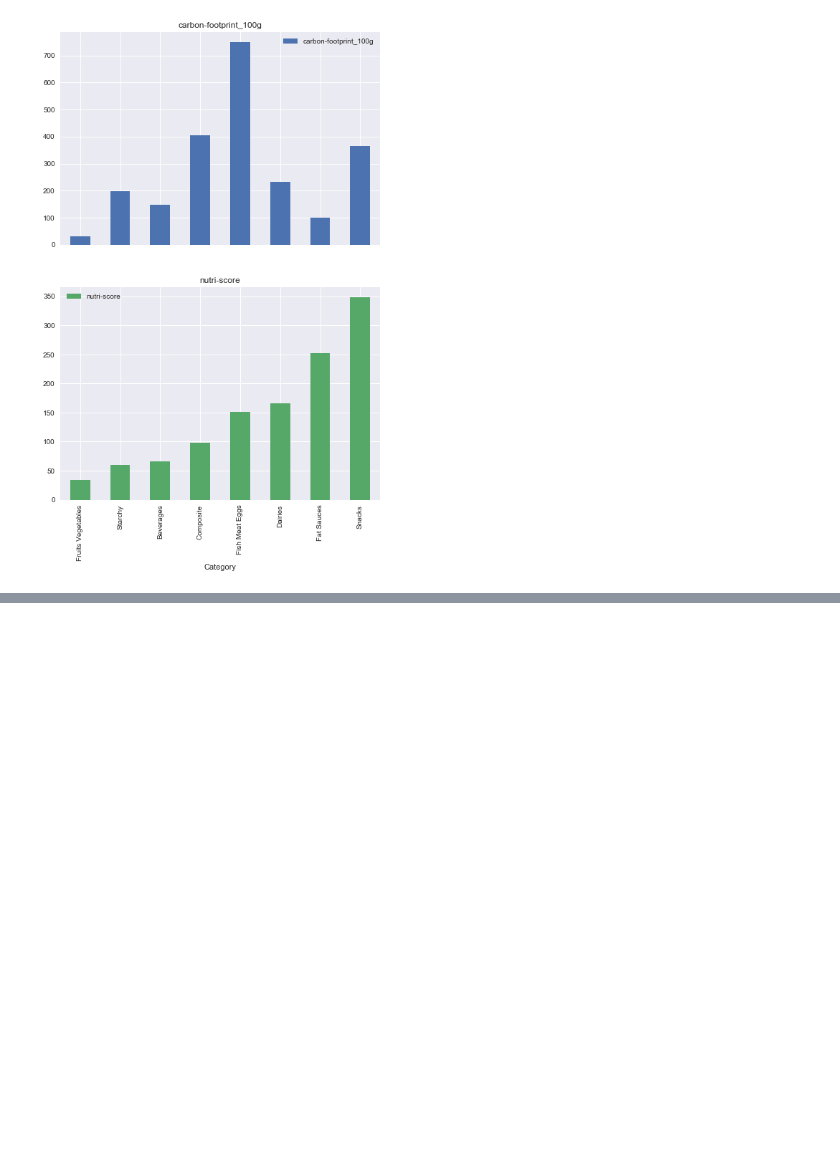
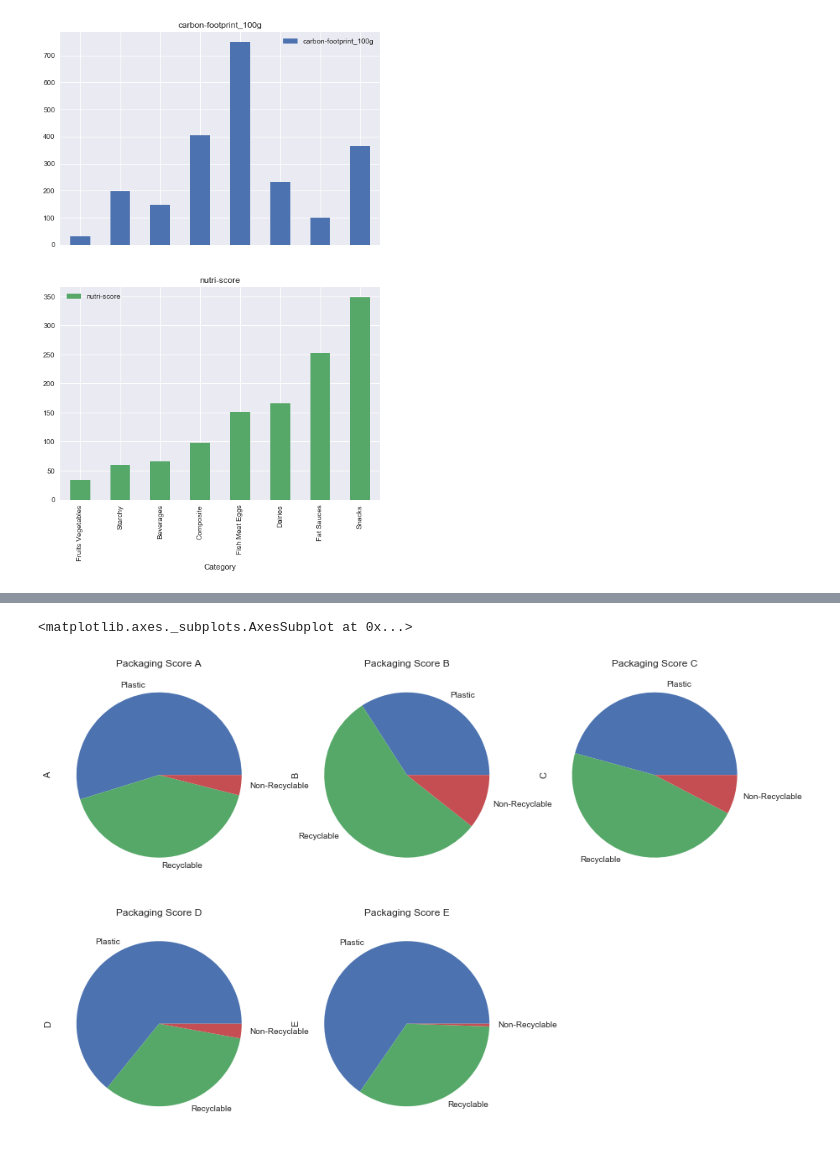
Before and after one commit to Painguin/smart_rams_project, a Jupyter notebook: Project.ipynb, the cells around one changed output, grey strips where cells are left out. Drawn from its saved outputs; the diff is of its cells as text; code cells hidden in the pictures; blank space fills up the shorter version.

```diff
--- a/Project.ipynb
+++ b/Project.ipynb
@@ -584,0 +685,2 @@ Name: destination, dtype: int64
+# %%
+data['packaging_tags'] = data['packaging_tags'].replace(pack_mapping)
@@ -584,0 +701,20 @@ Name: destination, dtype: int64
+# %%
+nutri_pack = pd.DataFrame(data[['packaging_tags', 'nutri-score_letter']].dropna().groupby('nutri-score_letter').count())
+# %%
+nutri_pack['Plastic'] = data[['packaging_tags', 'nutri-score_letter']].dropna().query('packaging_tags == "Plastic"').groupby('nutri-score_letter').count()
+
+nutri_pack['Recyclable'] = data[['packaging_tags', 'nutri-score_letter']].dropna().query('packaging_tags == "Recyclable"').groupby('nutri-score_letter').count()
+
+nutri_pack['Non-Recyclable'] = data[['packaging_tags', 'nutri-score_letter']].dropna().query('packaging_tags == "Non-Recyclable"').groupby('nutri-score_letter').count()
+# %%
+nutri_pack.drop(columns = ['packaging_tags'], inplace = True)
+# %%
+plt.figure(figsize = (15,10))
+nutri_pack.loc['A'].plot.pie(ax=plt.subplot(231), title='Packaging Score A')
+nutri_pack.loc['B'].plot.pie(ax=plt.subplot(232), title='Packaging Score B')
+nutri_pack.loc['C'].plot.pie(ax=plt.subplot(233), title='Packaging Score C')
+nutri_pack.loc['D'].plot.pie(ax=plt.subplot(234), title='Packaging Score D')
+nutri_pack.loc['E'].plot.pie(ax=plt.subplot(235), title='Packaging Score E')
+# %% [output]
+<matplotlib.axes._subplots.AxesSubplot at 0x...>
+[figure, added]
```
Also changed, not shown: parts of 35 cells of this notebook.
